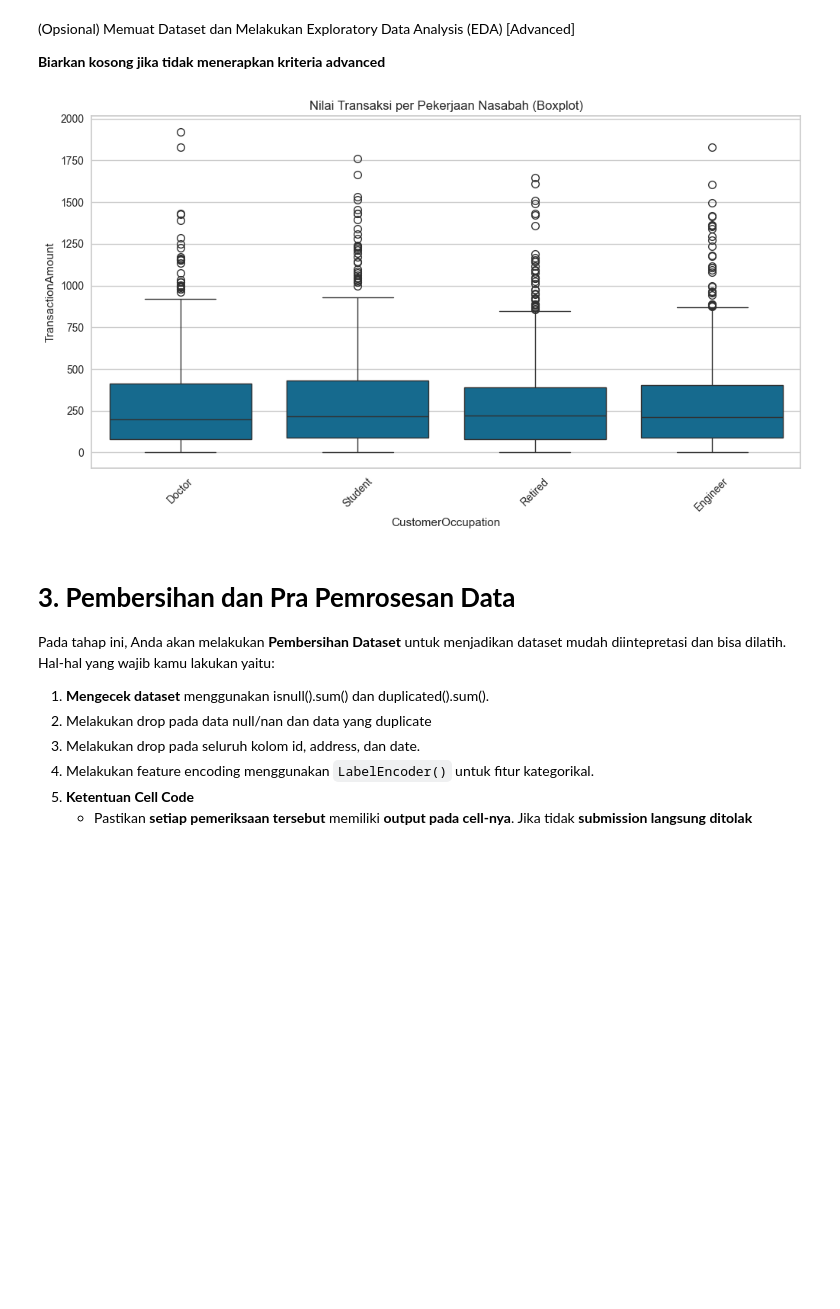
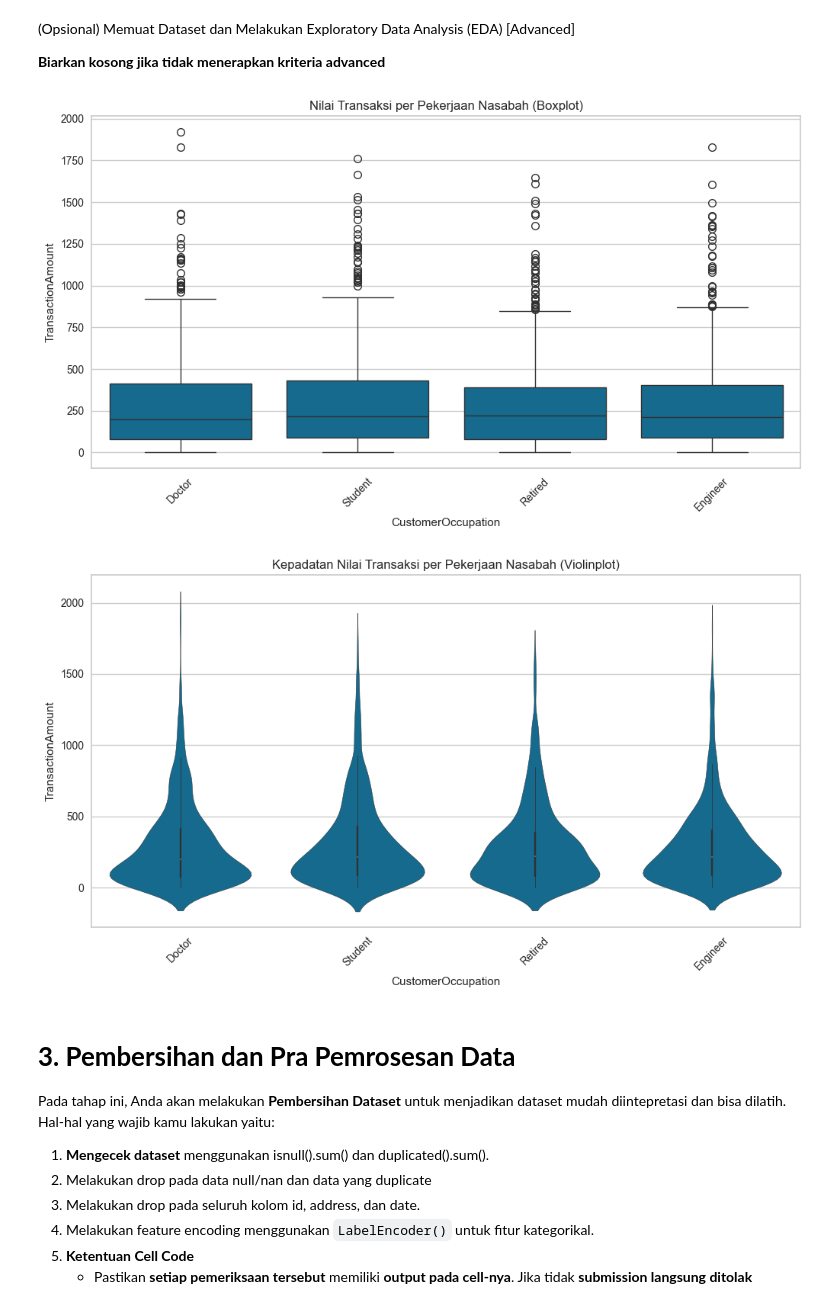
Before and after one commit to w0pal/machinelearningpemula_dicoding, a Jupyter notebook: [Clustering]_Submission_Akhir_BMLP_Your_Name(1).ipynb, the cells around one changed output. Drawn from its saved outputs; the diff is of its cells as text; code cells hidden in the pictures; blank space fills up the shorter version.

```diff
--- a/[Clustering]_Submission_Akhir_BMLP_Mohammad Naufal Maulana.ipynb
+++ b/[Clustering]_Submission_Akhir_BMLP_Your_Name(1).ipynb
@@ -225,29 +226,40 @@ plt.show()
 # %%
 # Visualisasi yang lebih informatif (Opsional Advanced 1)
 
 ### MULAI CODE ###
 
 plt.figure(figsize=(12, 6))
 
 # Buat visualisasi boxplot untuk melihat sebaran 'TransactionAmount' (y) berdasarkan 'CustomerOccupation' (x)
 sns.boxplot(x='CustomerOccupation', y='TransactionAmount', data=df)
 
 plt.title("Nilai Transaksi per Pekerjaan Nasabah (Boxplot)")
 
 # Putar label sumbu-x agar tidak tumpang tindih
 plt.xticks(rotation=45)
 
 plt.show()
 
 ### SELESAI CODE ###
 
 # -----------------------------------------------------------------
 # (TANTANGAN OPSIONAL)
 # -----------------------------------------------------------------
 # Sekarang, bagaimana jika kita juga ingin melihat kepadatan distribusi data di setiap kategori?
 # Coba buat visualisasi lain di bawah ini, misalnya 'violinplot' (sns.violinplot) dengan parameter yang sama.
+
+plt.figure(figsize=(12, 6))
+
+# Buat visualisasi violinplot menggunakan parameter yang sama dengan boxplot di atas
+sns.violinplot(x='CustomerOccupation', y='TransactionAmount', data=df)
+plt.title("Kepadatan Nilai Transaksi per Pekerjaan Nasabah (Violinplot)")
+
+# Putar label sumbu-x agar tidak tumpang tindih
+plt.xticks(rotation=45)
+plt.show()
 # %% [output]
 [figure]
+[figure, added]
 # %% [markdown]
 # **3. Pembersihan dan Pra Pemrosesan Data**
 
```
Also changed, not shown: parts of 12 cells of this notebook, 5 other files.
